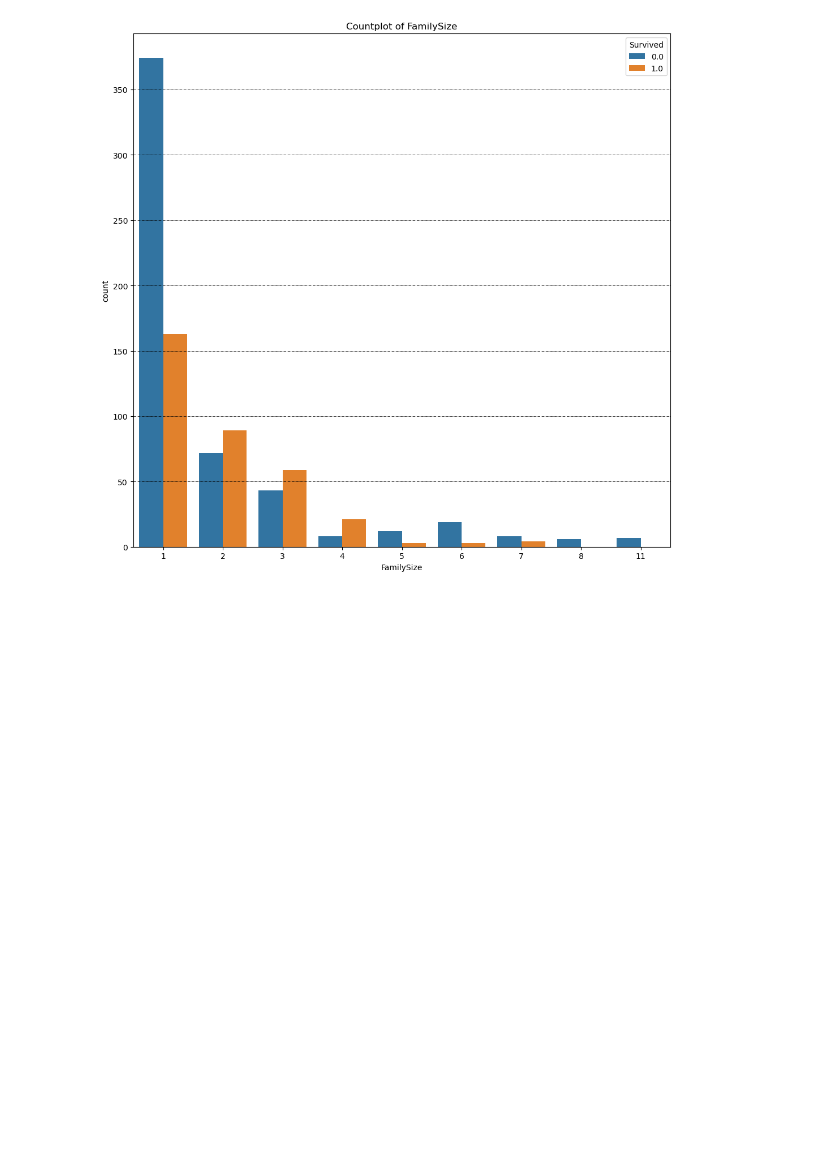
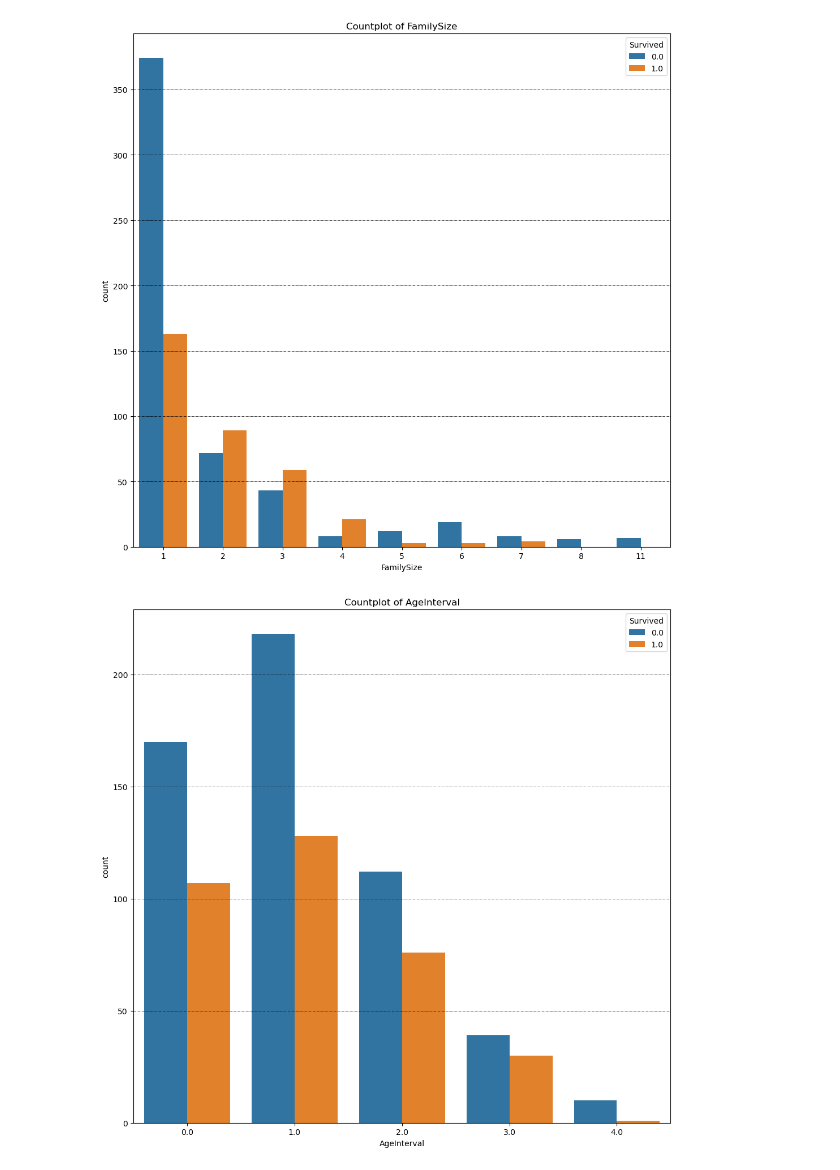
Before and after one commit to nflint-git/titanic_problem_set, a Jupyter notebook: analysis.ipynb, the cells around one changed output. Cells and saved outputs as stored; diff of their text form; code cells hidden in the pictures; blank space fills up the shorter version.

```diff
--- a/analysis.ipynb
+++ b/analysis.ipynb
@@ -156,3 +156,5 @@ total_df
 count_plot(total_df, "FamilySize","Survived")
 # %% [output]
 [figure]
+# %%
+total_df = add_age(total_df)
@@ -158,0 +163,4 @@ count_plot(total_df, "FamilySize","Survived")
+# %%
+count_plot(total_df, "AgeInterval", "Survived")
+# %% [output]
+[figure, added]
```
Also changed, not shown: parts of 4 cells of this notebook.
